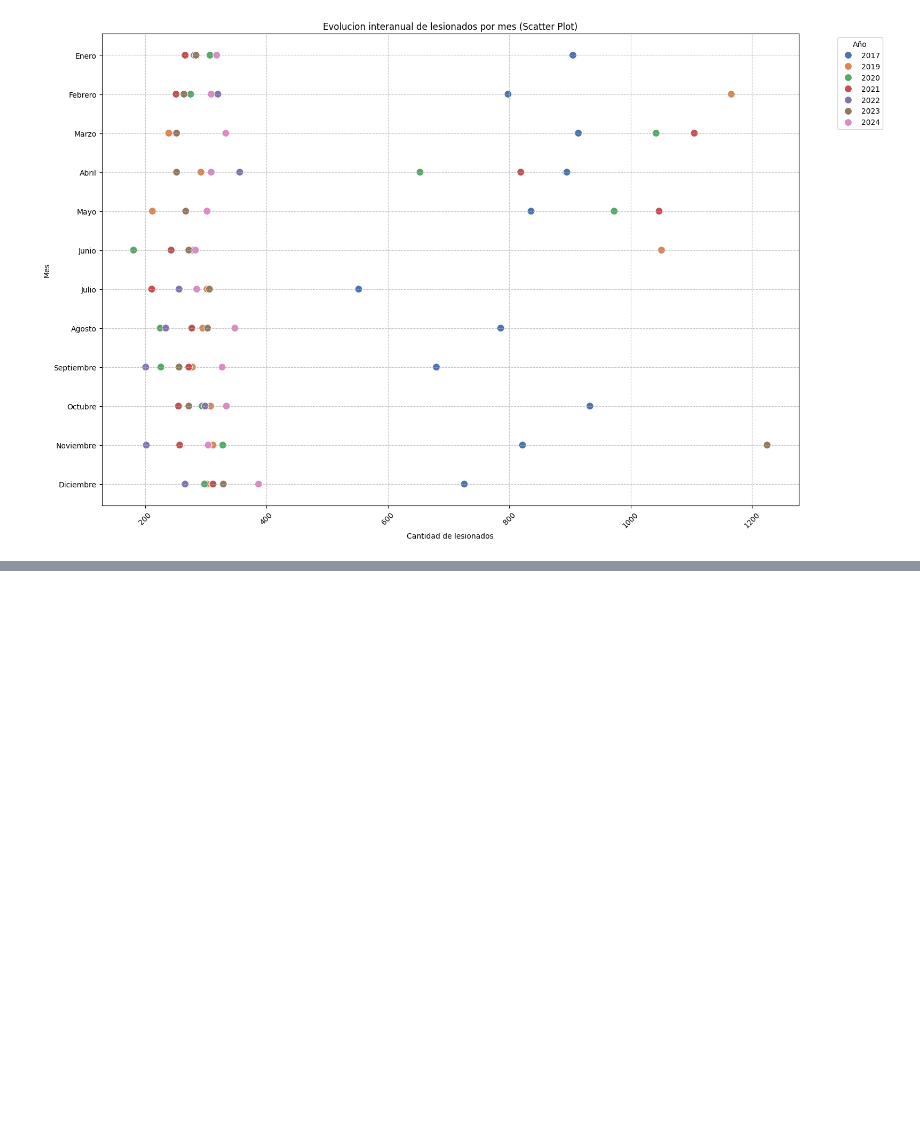
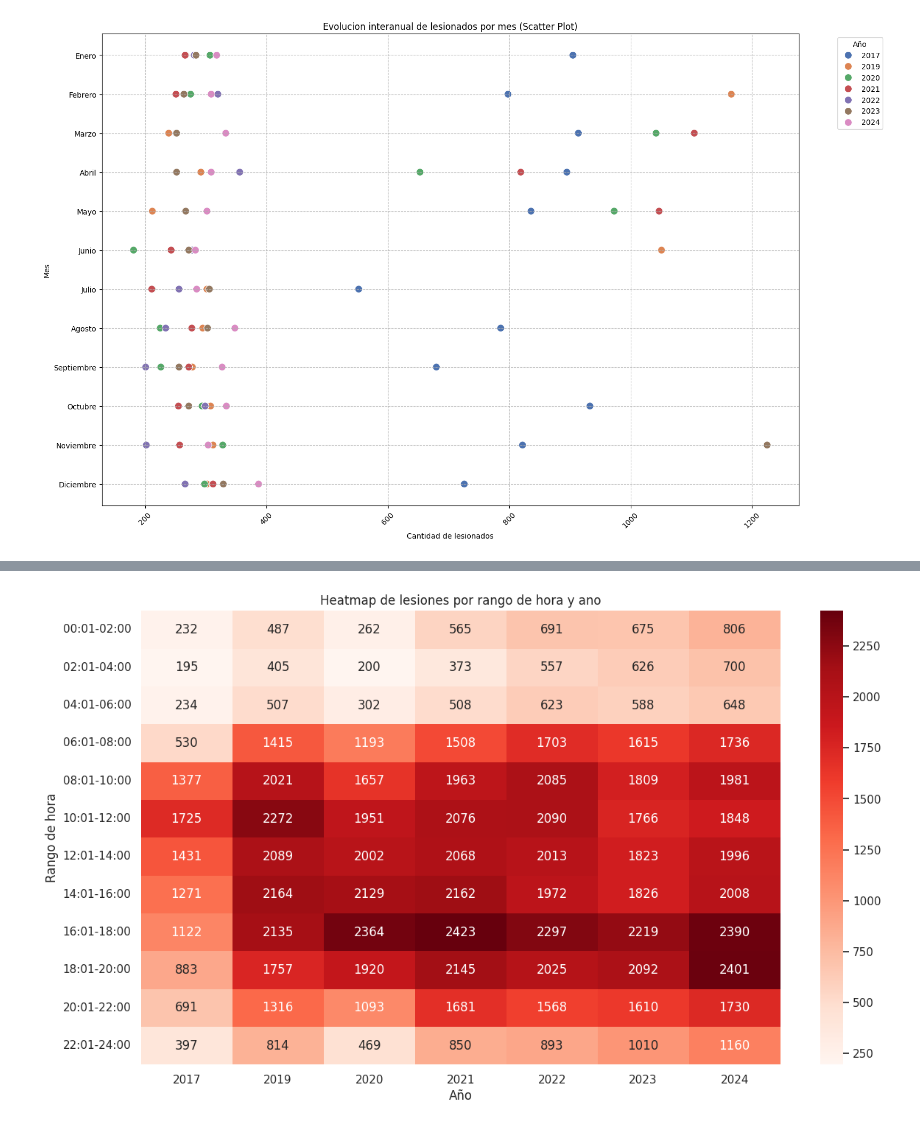
Before and after one commit to AEE099/traffic-accidents-rd-data-analysis, a Jupyter notebook: Analisis_accidentes_RD.ipynb, the cells around one changed output, grey strips where cells are left out. Drawn from its saved outputs; the diff is of its cells as text; code cells hidden in the pictures; blank space fills up the shorter version.

```diff
--- a/Analisis_accidentes_RD.ipynb
+++ b/Analisis_accidentes_RD.ipynb
@@ -377,0 +484,10 @@ plt.show()
+# %%
+#Comparacion interanual  por rango horarica (heatmap)
+
+pivot=df_lesion_hora_mes.pivot_table(index="Rango de hora", columns="Año", values="Cantidad_lesionados", aggfunc="sum")
+plt.figure(figsize=(14,8))
+sns.heatmap(pivot, cmap="Reds", annot=True, fmt="d")
+plt.title("Heatmap de lesiones por rango de hora y ano")
+plt.show()
+# %% [output]
+[figure, added]
```
Also changed, not shown: parts of 10 cells of this notebook.
